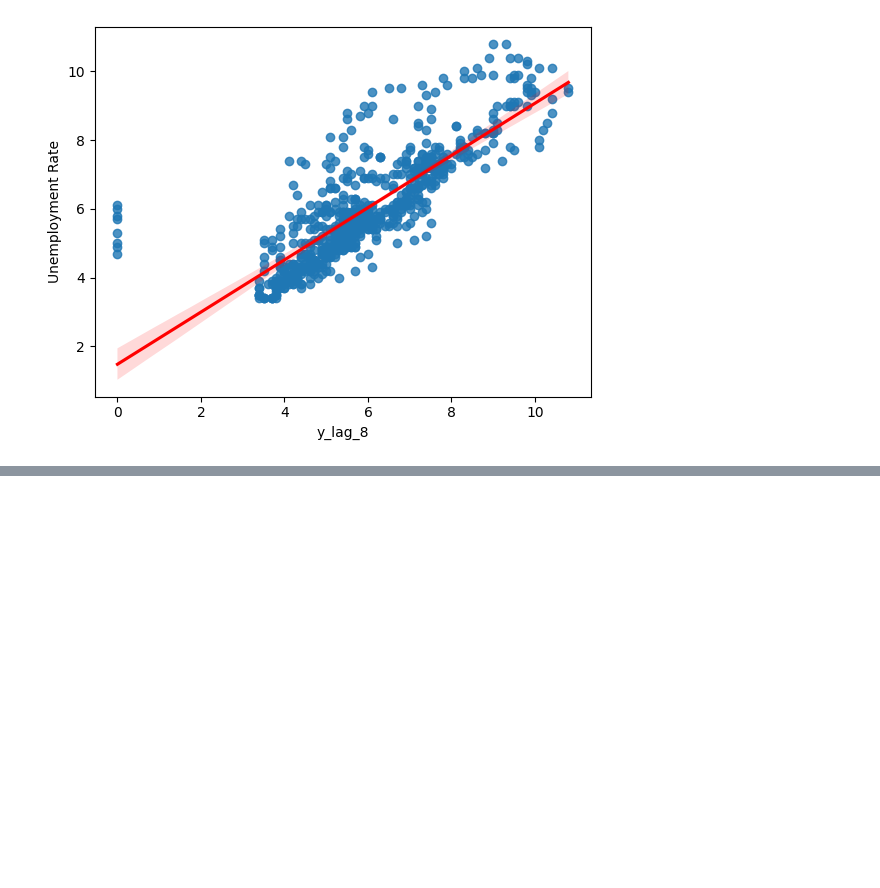
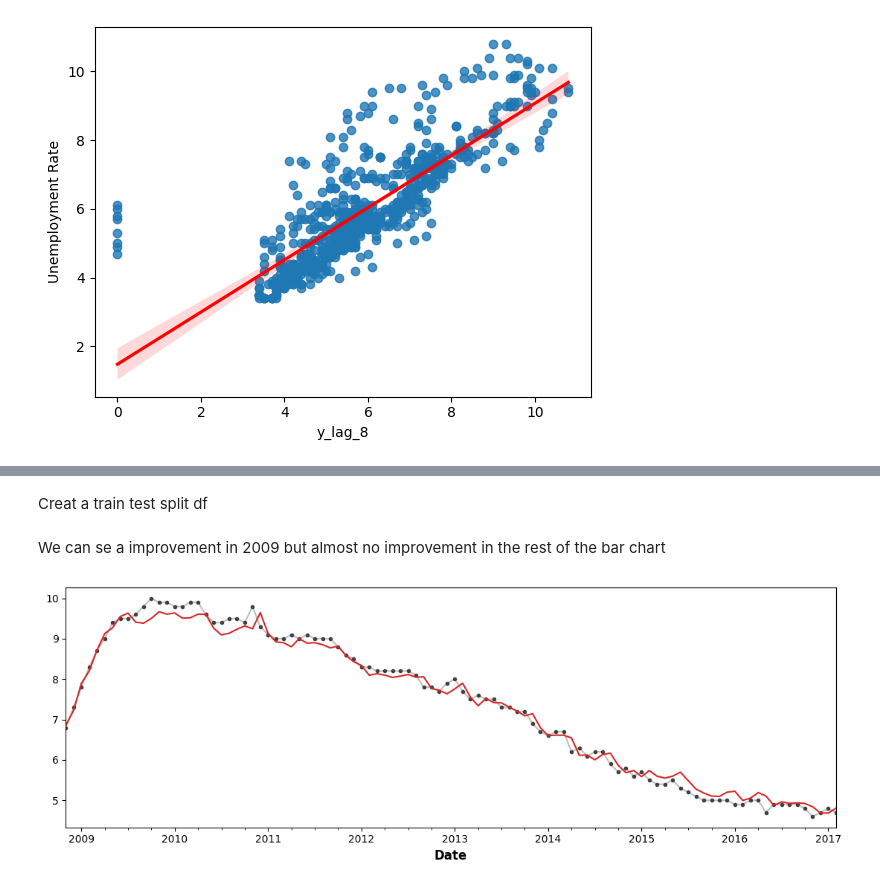
Before and after one commit to PauloFS01/miscellaneous-ml-projects, a Jupyter notebook: Forecast Projects/cyrcles.ipynb, the cells around one changed output, grey strips where cells are left out. Cells and saved outputs as stored; diff of their text form; code cells hidden in the pictures; blank space fills up the shorter version.

```diff
--- a/Forecast Projects/cyrcles.ipynb
+++ b/Forecast Projects/cyrcles.ipynb
@@ -62,0 +114,5 @@ _ = plot_pacf(df_plot['Unemployment Rate'], lags=9)
+# %%
+url_2 = 'https://raw.githubusercontent.com/PauloFS01/dataframes/main/INDPRO.csv'
+df_ind = pd.read_csv(url_2)
+df_ind['DATE'] = pd.to_datetime(df_ind['DATE'])
+df_ind.set_index('DATE', inplace=True)
@@ -62,0 +121,5 @@ _ = plot_pacf(df_plot['Unemployment Rate'], lags=9)
+# %%
+X1 =  make_lags(df_ind['INDPRO'],5,'ind').fillna(0.0)
+X0 =  make_lags(y,6).fillna(0.0)
+X = pd.concat([X0,X1],axis=1).dropna()
+X.head()
@@ -62,0 +133,17 @@ _ = plot_pacf(df_plot['Unemployment Rate'], lags=9)
+# %% [markdown]
+Creat a train test split df
+# %%
+X_train, X_test, y_train, y_test = train_test_split(X, y, test_size=100, shuffle=False)
+# %%
+model = LinearRegression()
+model.fit(X_train, y_train)
+
+y_pred = pd.Series(model.predict(X_train), index=y_train.index)
+y_fore = pd.Series(model.predict(X_test), index=y_test.index)
+# %% [markdown]
+We can se a improvement in 2009 but almost no improvement in the rest of the bar chart
+# %%
+ax = y_test.plot(**plot_params)
+_ = y_fore.plot(ax=ax, color='C3')
+# %% [output]
+[figure, added]
```
Also changed, not shown: parts of 15 cells of this notebook.
